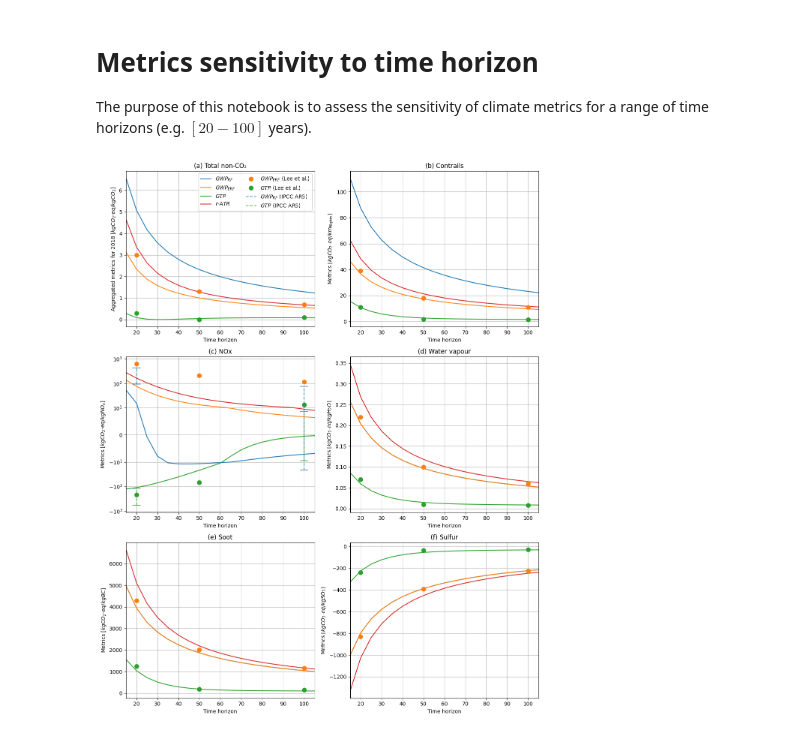
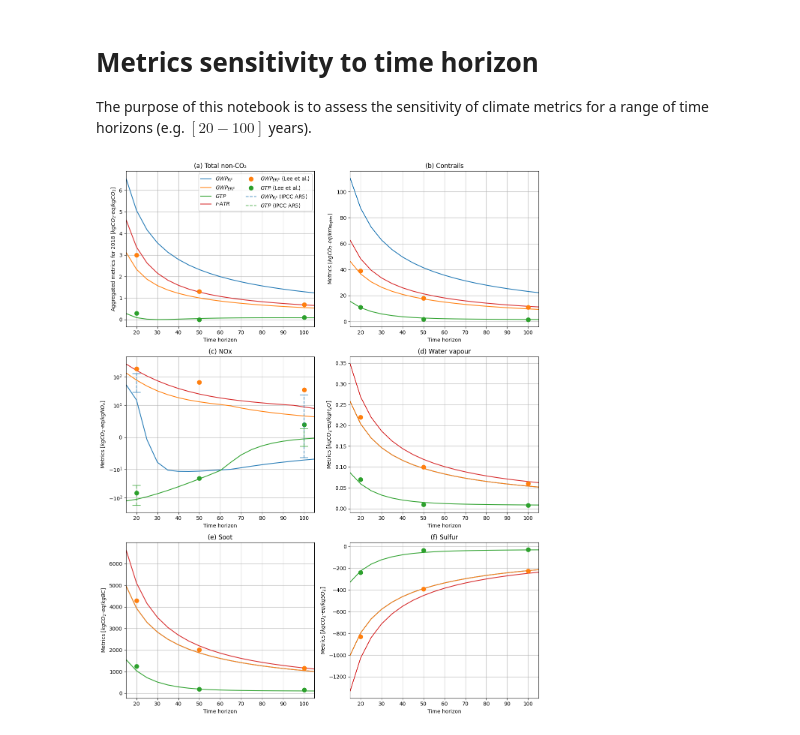
Before and after one commit to AeroMAPS/AeroCM, a Jupyter notebook: aerocm/publications/metrics_time_horizon_sensitivity.ipynb, the cells around one changed output. Drawn from its saved outputs; the diff is of its cells as text; code cells hidden in the pictures.

```diff
--- a/aerocm/publications/metrics_time_horizon_sensitivity.ipynb
+++ b/aerocm/publications/metrics_time_horizon_sensitivity.ipynb
@@ -96,24 +96,24 @@ for i, ax in enumerate(axes.flat):
         ax.plot(x_axis, gwp_erf[:, i-1]+gwp_erf[:, i], color='C1')
         ax.plot(x_axis, gtp[:, i-1]+gtp[:, i], color='C2')
         ax.plot(x_axis, ratr[:, i-1]+ratr[:, i], color='C3')
-        ax.plot(20, 619, marker="o", color="C1", markersize=8, label=r'$GWP_{ERF}$ (Lee et al.)')
-        ax.plot(50, 205, marker="o", color="C1", markersize=8)
-        ax.plot(100, 114, marker="o", color="C1", markersize=8)
-        ax.plot(20, -222, marker="o", color="C2", markersize=8, label=r'$GTP$ (Lee et al.)')
-        ax.plot(50, -69, marker="o", color="C2", markersize=8)
-        ax.plot(100, 13, marker="o", color="C2", markersize=8)
-        ax.vlines(x=20, ymin=92, ymax=415, color="C0", label=r'$GWP_{RF}$ (IPCC AR5)', linestyle="--", alpha=0.7)
-        ax.hlines(xmin=18, xmax=22, y=92, color="C0", alpha=0.7)
-        ax.hlines(xmin=18, xmax=22, y=415, color="C0", alpha=0.7)
-        ax.vlines(x=100, ymin=-21, ymax=75, color="C0", linestyle="--", alpha=0.7)
-        ax.hlines(xmin=98, xmax=102, y=-21, color="C0", alpha=0.7)
-        ax.hlines(xmin=98, xmax=102, y=75, color="C0", alpha=0.7)
-        ax.vlines(x=20, ymin=-590, ymax=-121, color="C2", label=r'$GTP$ (IPCC AR5)', linestyle="--", alpha=0.7)
-        ax.hlines(xmin=18, xmax=22, y=-121, color="C2", alpha=0.7)
-        ax.hlines(xmin=18, xmax=22, y=-590, color="C2", alpha=0.7)
-        ax.vlines(x=100, ymin=-9.5, ymax=8.6, color="C2", linestyle="--", alpha=0.7)
-        ax.hlines(xmin=98, xmax=102, y=-9.5, color="C2", alpha=0.7)
-        ax.hlines(xmin=98, xmax=102, y=8.6, color="C2", alpha=0.7)
+        ax.plot(20, 619*14/46, marker="o", color="C1", markersize=8, label=r'$GWP_{ERF}$ (Lee et al.)')
+        ax.plot(50, 205*14/46, marker="o", color="C1", markersize=8)
+        ax.plot(100, 114*14/46, marker="o", color="C1", markersize=8)
+        ax.plot(20, -222*14/46, marker="o", color="C2", markersize=8, label=r'$GTP$ (Lee et al.)')
+        ax.plot(50, -69*14/46, marker="o", color="C2", markersize=8)
+        ax.plot(100, 13*14/46, marker="o", color="C2", markersize=8)
+        ax.vlines(x=20, ymin=92*14/46, ymax=415*14/46, color="C0", label=r'$GWP_{RF}$ (IPCC AR5)', linestyle="--", alpha=0.7)
+        ax.hlines(xmin=18, xmax=22, y=92*14/46, color="C0", alpha=0.7)
+        ax.hlines(xmin=18, xmax=22, y=415*14/46, color="C0", alpha=0.7)
+        ax.vlines(x=100, ymin=-21*14/46, ymax=75*14/46, color="C0", linestyle="--", alpha=0.7)
+        ax.hlines(xmin=98, xmax=102, y=-21*14/46, color="C0", alpha=0.7)
+        ax.hlines(xmin=98, xmax=102, y=75*14/46, color="C0", alpha=0.7)
+        ax.vlines(x=20, ymin=-590*14/46, ymax=-121*14/46, color="C2", label=r'$GTP$ (IPCC AR5)', linestyle="--", alpha=0.7)
+        ax.hlines(xmin=18, xmax=22, y=-121*14/46, color="C2", alpha=0.7)
+        ax.hlines(xmin=18, xmax=22, y=-590*14/46, color="C2", alpha=0.7)
+        ax.vlines(x=100, ymin=-9.5*14/46, ymax=8.6*14/46, color="C2", linestyle="--", alpha=0.7)
+        ax.hlines(xmin=98, xmax=102, y=-9.5*14/46, color="C2", alpha=0.7)
+        ax.hlines(xmin=98, xmax=102, y=8.6*14/46, color="C2", alpha=0.7)
         ax.set_ylabel(r'Metrics [$kgCO_2\text{-}eq/kgNO_x$]')
         ax.set_yscale('symlog', linthresh=10)
 
@@ -140,31 +140,31 @@ for i, ax in enumerate(axes.flat):
             ax.plot(100, 161, marker="o", color="C2", markersize=8)
             ax.set_ylabel(r'Metrics [$kgCO_2\text{-}eq/kgBC$]')
         else:
             ax.plot(20, -832, marker="o", color="C1", markersize=8, label=r'$GWP_{ERF}$ (Lee et al.)')
             ax.plot(50, -392, marker="o", color="C1", markersize=8)
             ax.plot(100, -226, marker="o", color="C1", markersize=8)
             ax.plot(20, -241, marker="o", color="C2", markersize=8, label=r'$GTP$ (Lee et al.)')
             ax.plot(50, -38, marker="o", color="C2", markersize=8)
             ax.plot(100, -31, marker="o", color="C2", markersize=8)
             ax.set_ylabel(r'Metrics [$kgCO_2\text{-}eq/kgSO_2$]')
     ax.set_xlim(min(time_horizon),max(time_horizon))
     ax.set_xlabel('Time horizon')
     ax.grid(True)
     if i == 0:
         ax.set_title('(a) Total non-CO₂')
     elif i == 1:
         ax.set_title('(b) Contrails')
     elif i == 2:
         ax.set_title('(c) NOx')
     elif i == 3:
         ax.set_title('(d) Water vapour')
     elif i == 4:
         ax.set_title('(e) Soot')
     elif i == 5:
         ax.set_title('(f) Sulfur')
 
 plt.tight_layout()
 plt.savefig("figures/metric_calculation.pdf")
 plt.show()
 # %% [output]
-[figure, old version]
+[figure, new version]
```
Also changed, not shown: 1 other file.
